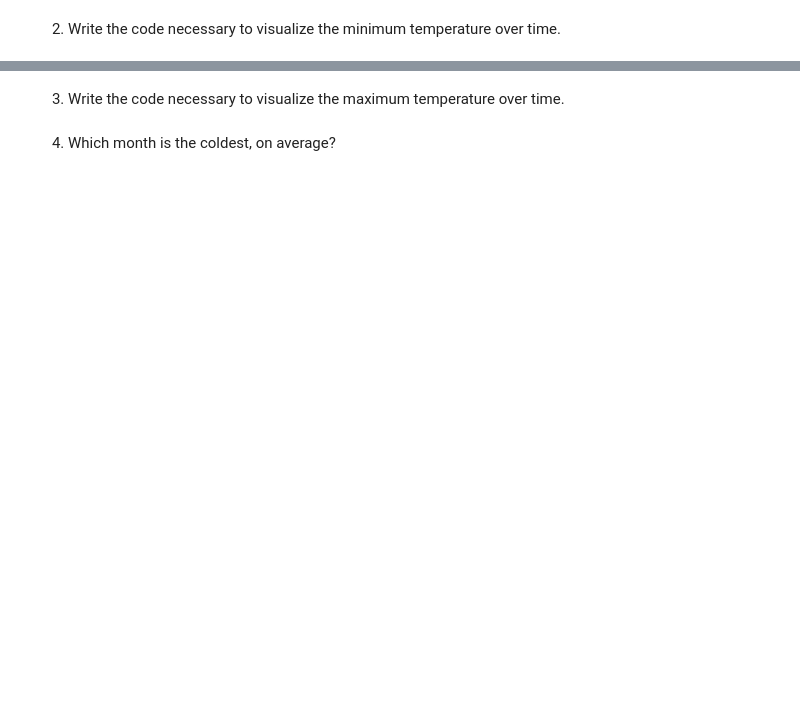
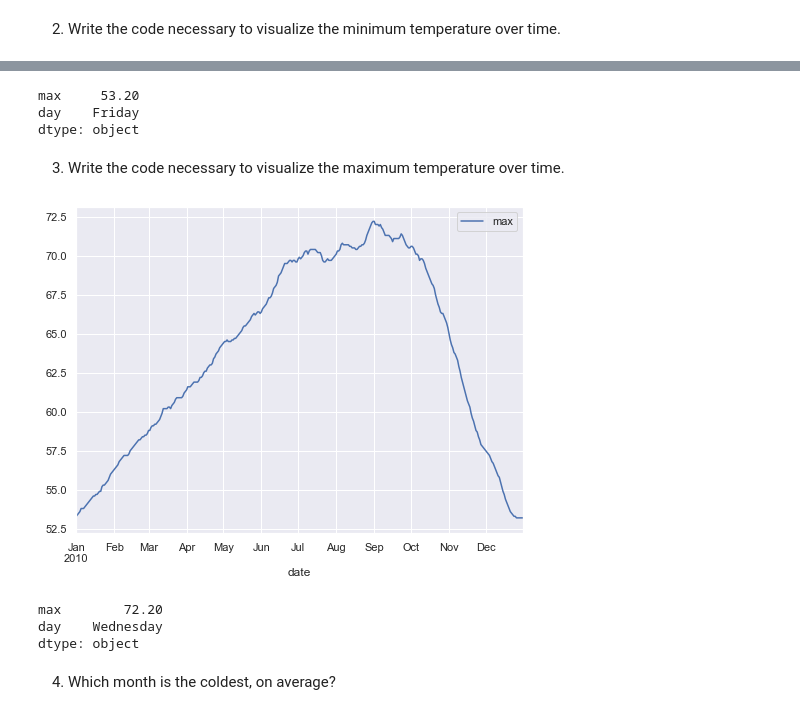
Before and after one commit to ljackson707/time-series-exercises, a Jupyter notebook: time-series/tsa_exercises.ipynb, the cells around one changed output, grey strips where cells are left out. Drawn from its saved outputs; the diff is of its cells as text; code cells hidden in the pictures; blank space fills up the shorter version.

```diff
--- a/time-series/tsa_exercises.ipynb
+++ b/time-series/tsa_exercises.ipynb
@@ -113,4 +125,27 @@ df.temp.plot()
+# %%
+df.min()
+# %% [output]
+max     53.20
+day    Friday
+dtype: object
 # %% [markdown]
 3) Write the code necessary to visualize the maximum temperature over time.
+# %%
+def max_daily_temp(df):
+    df = reset(df)
+    df = df.resample('D')['temp'].agg(['max'])
+    df['day'] = df.index.day_name()
+    df.plot()
+    return df
+# %%
+df = max_daily_temp(df)
+# %% [output]
+[figure, added]
+# %%
+df.max()
+# %% [output]
+max        72.20
+day    Wednesday
+dtype: object
 # %% [markdown]
 4) Which month is the coldest, on average?
```
Also changed, not shown: parts of 35 cells of this notebook.
